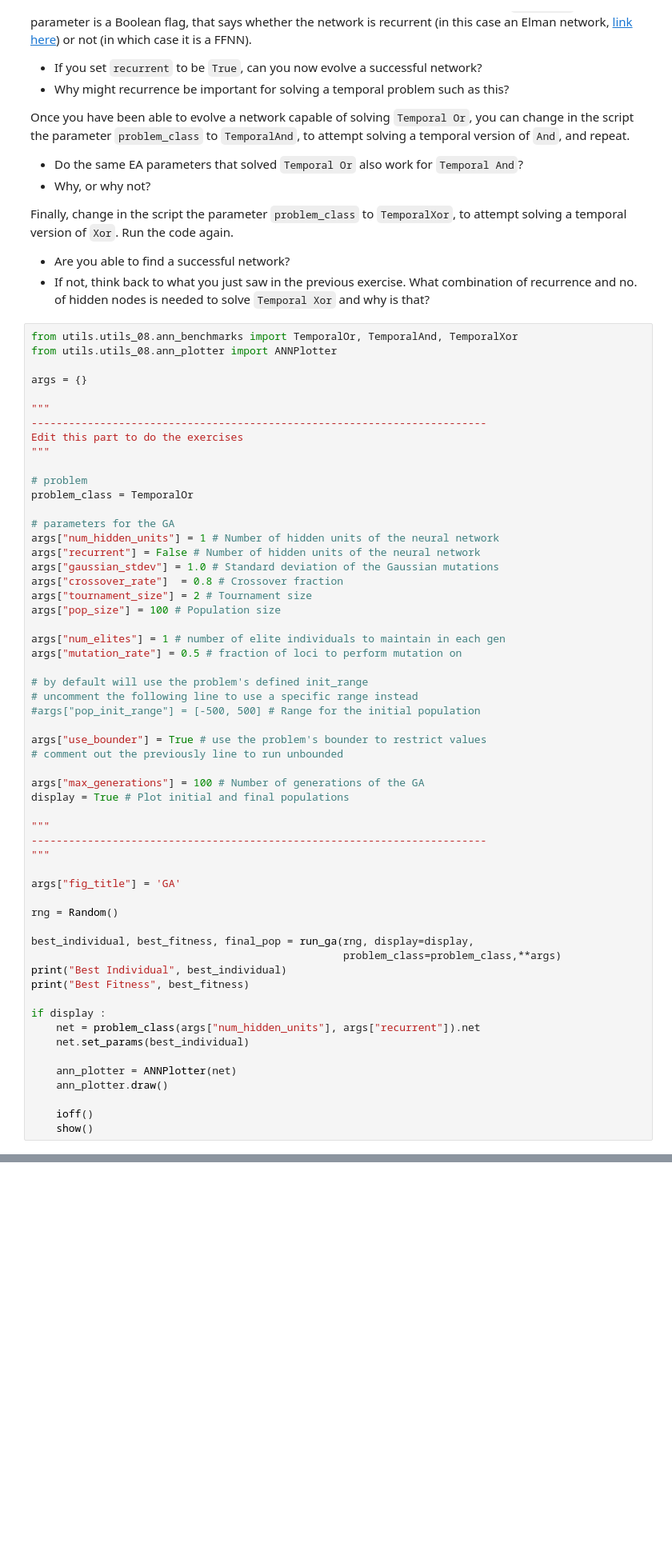
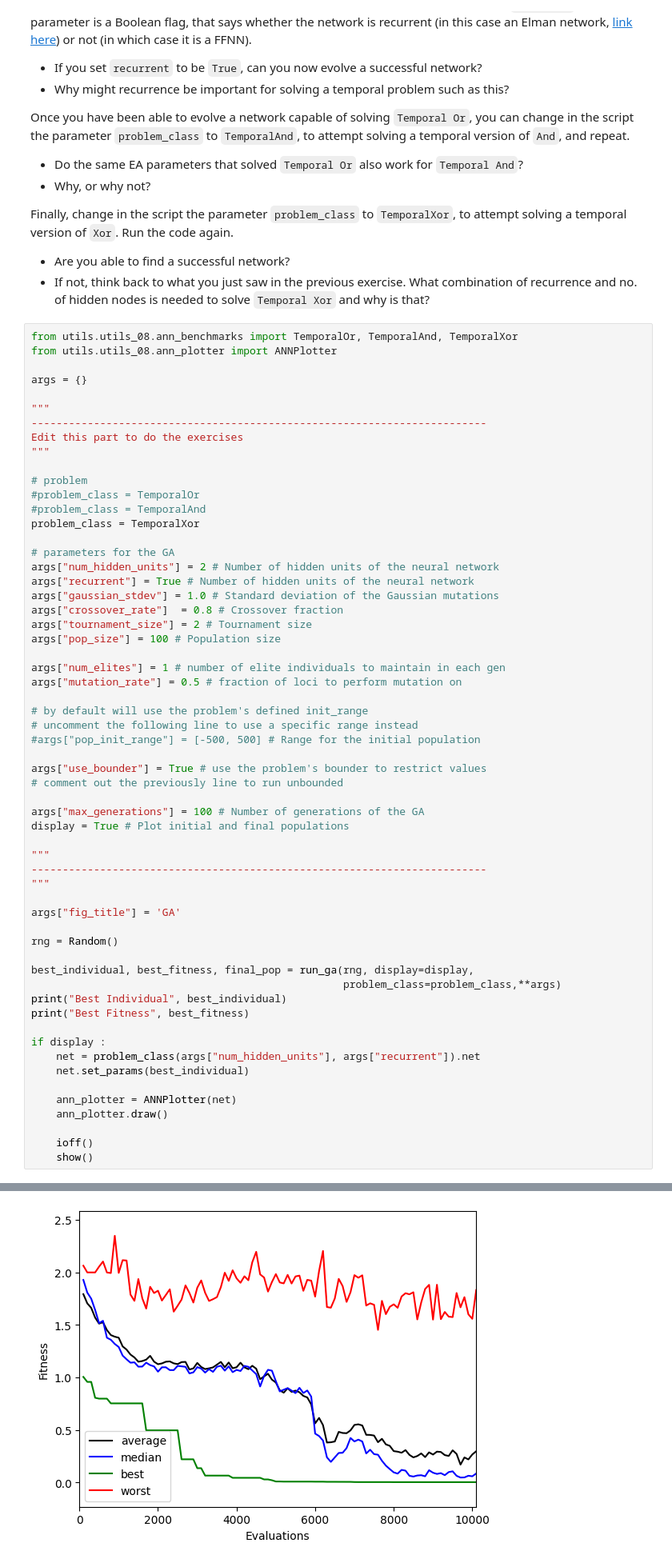
Before and after one commit to wamuumu/bio-labs, a Jupyter notebook: Lab08/Lab_08.ipynb, the cells around one changed output, grey strips where cells are left out. Shown at 80% size. Saved outputs shown, nothing was run; the diff lists cells and outputs as text; blank space fills up the shorter version.

```diff
--- a/Lab08/Lab_08.ipynb
+++ b/Lab08/Lab_08.ipynb
@@ -154,11 +162,13 @@ Edit this part to do the exercises
 """
 
 # problem
-problem_class = TemporalOr
+#problem_class = TemporalOr
+#problem_class = TemporalAnd
+problem_class = TemporalXor
 
 # parameters for the GA
-args["num_hidden_units"] = 1 # Number of hidden units of the neural network
-args["recurrent"] = False # Number of hidden units of the neural network
+args["num_hidden_units"] = 2 # Number of hidden units of the neural network
+args["recurrent"] = True # Number of hidden units of the neural network
 args["gaussian_stdev"] = 1.0 # Standard deviation of the Gaussian mutations
 args["crossover_rate"]  = 0.8 # Crossover fraction
 args["tournament_size"] = 2 # Tournament size
@@ -199,3 +209,4 @@ if display :
 
     ioff()
     show()
+# %% [output]
@@ -201,0 +216 @@ if display :
+[figure, added]
```
Also changed, not shown: parts of 3 cells of this notebook, 4 other files.
